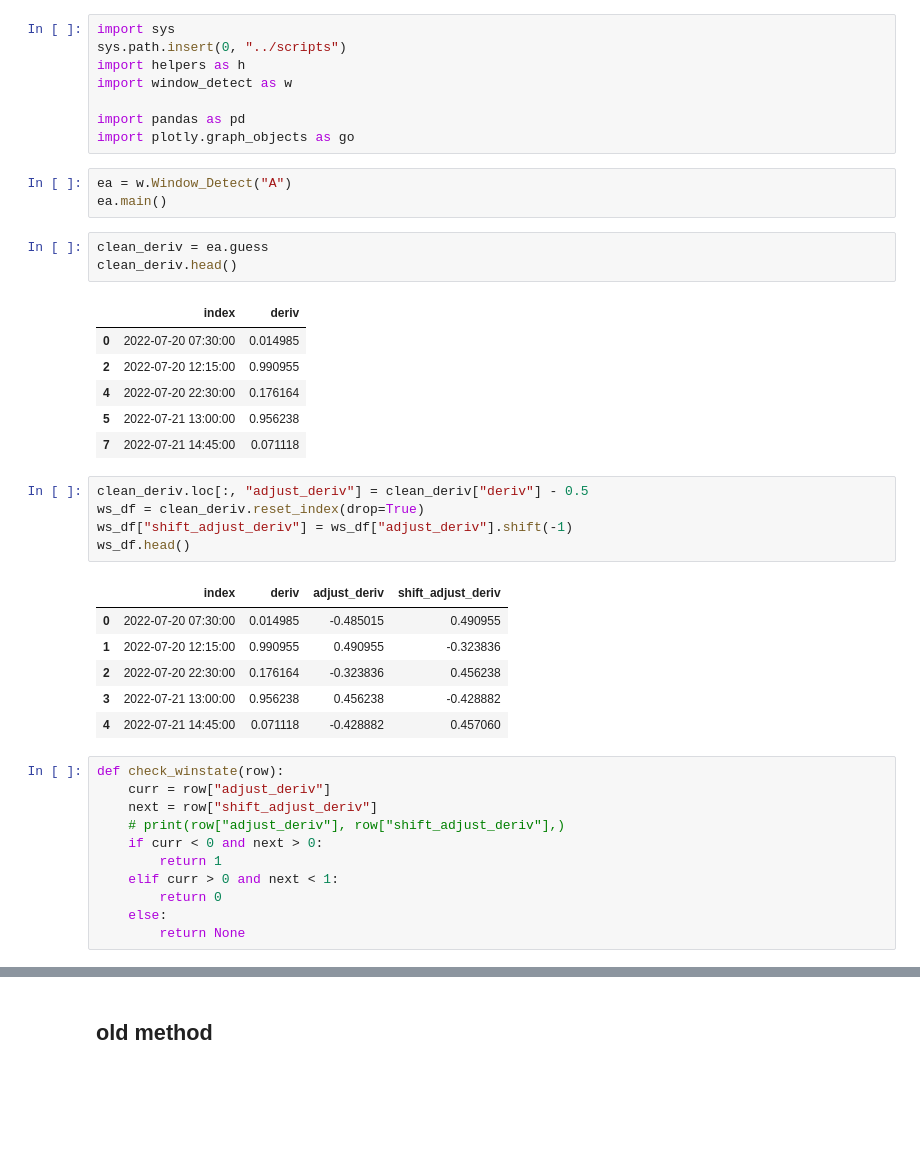
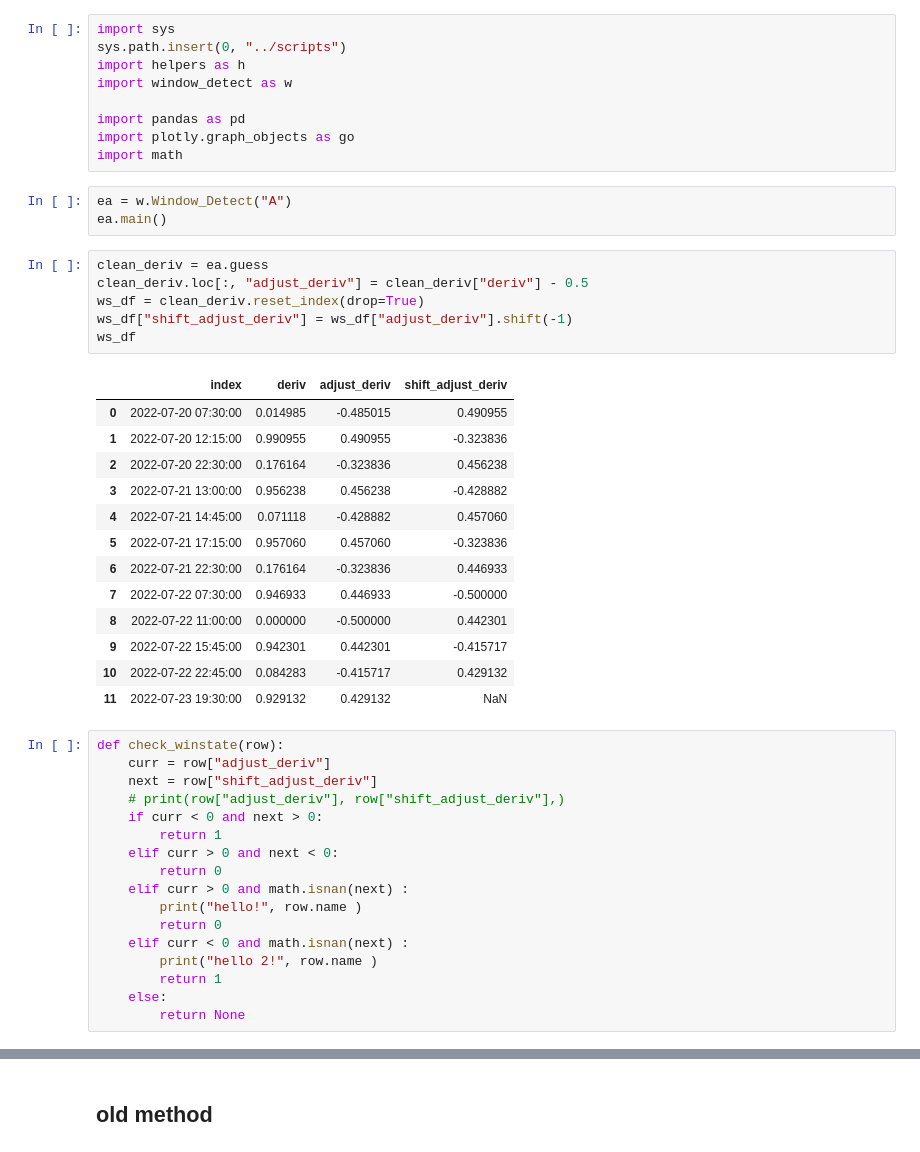
Before and after one commit to juliet29/windows, a Jupyter notebook: analysis/notebooks/230417_winstate2.ipynb, the cells around one changed output, grey strips where cells are left out. Saved outputs shown, nothing was run; the diff lists cells and outputs as text; blank space fills up the shorter version.

```diff
--- a/analysis/notebooks/230417_winstate2.ipynb
+++ b/analysis/notebooks/230417_winstate2.ipynb
@@ -6,31 +6,30 @@ import window_detect as w
 
 import pandas as pd
 import plotly.graph_objects as go
+import math
 # %%
 ea = w.Window_Detect("A")
 ea.main()
-# %%
-clean_deriv = ea.guess
-clean_deriv.head()
-# %% [output]
-|  | index | deriv |
-| 0 | 2022-07-20 07:30:00 | 0.014985 |
-| 2 | 2022-07-20 12:15:00 | 0.990955 |
-| 4 | 2022-07-20 22:30:00 | 0.176164 |
-| 5 | 2022-07-21 13:00:00 | 0.956238 |
-| 7 | 2022-07-21 14:45:00 | 0.071118 |
 # %%
+clean_deriv = ea.guess
 clean_deriv.loc[:, "adjust_deriv"] = clean_deriv["deriv"] - 0.5
 ws_df = clean_deriv.reset_index(drop=True)
 ws_df["shift_adjust_deriv"] = ws_df["adjust_deriv"].shift(-1)
-ws_df.head()
+ws_df
 # %% [output]
 |  | index | deriv | adjust_deriv | shift_adjust_deriv |
 | 0 | 2022-07-20 07:30:00 | 0.014985 | -0.485015 | 0.490955 |
 | 1 | 2022-07-20 12:15:00 | 0.990955 | 0.490955 | -0.323836 |
 | 2 | 2022-07-20 22:30:00 | 0.176164 | -0.323836 | 0.456238 |
 | 3 | 2022-07-21 13:00:00 | 0.956238 | 0.456238 | -0.428882 |
 | 4 | 2022-07-21 14:45:00 | 0.071118 | -0.428882 | 0.457060 |
+| 5 | 2022-07-21 17:15:00 | 0.957060 | 0.457060 | -0.323836 |
+| 6 | 2022-07-21 22:30:00 | 0.176164 | -0.323836 | 0.446933 |
+| 7 | 2022-07-22 07:30:00 | 0.946933 | 0.446933 | -0.500000 |
+| 8 | 2022-07-22 11:00:00 | 0.000000 | -0.500000 | 0.442301 |
+| 9 | 2022-07-22 15:45:00 | 0.942301 | 0.442301 | -0.415717 |
+| 10 | 2022-07-22 22:45:00 | 0.084283 | -0.415717 | 0.429132 |
+| 11 | 2022-07-23 19:30:00 | 0.929132 | 0.429132 | NaN |
 # %%
 def check_winstate(row):
     curr = row["adjust_deriv"]
@@ -38,8 +37,14 @@ def check_winstate(row):
     # print(row["adjust_deriv"], row["shift_adjust_deriv"],)
     if curr < 0 and next > 0:
         return 1
-    elif curr > 0 and next < 1:
+    elif curr > 0 and next < 0:
         return 0
+    elif curr > 0 and math.isnan(next) :
+        print("hello!", row.name )
+        return 0
+    elif curr < 0 and math.isnan(next) :
+        print("hello 2!", row.name )
+        return 1
     else:
         return None
 # %%
```
Also changed, not shown: parts of 7 cells of this notebook, 1 other file.
